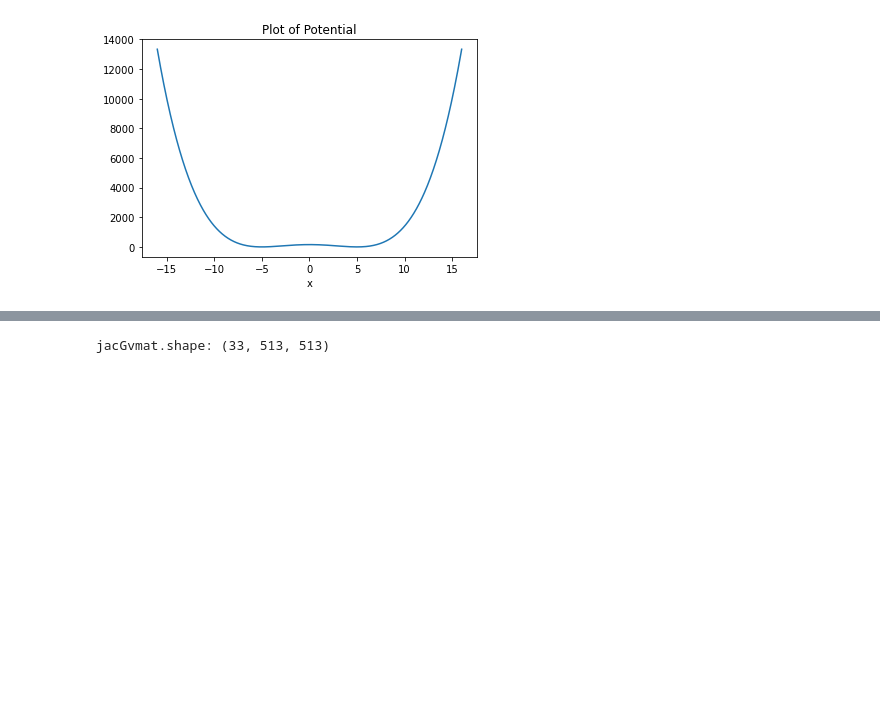
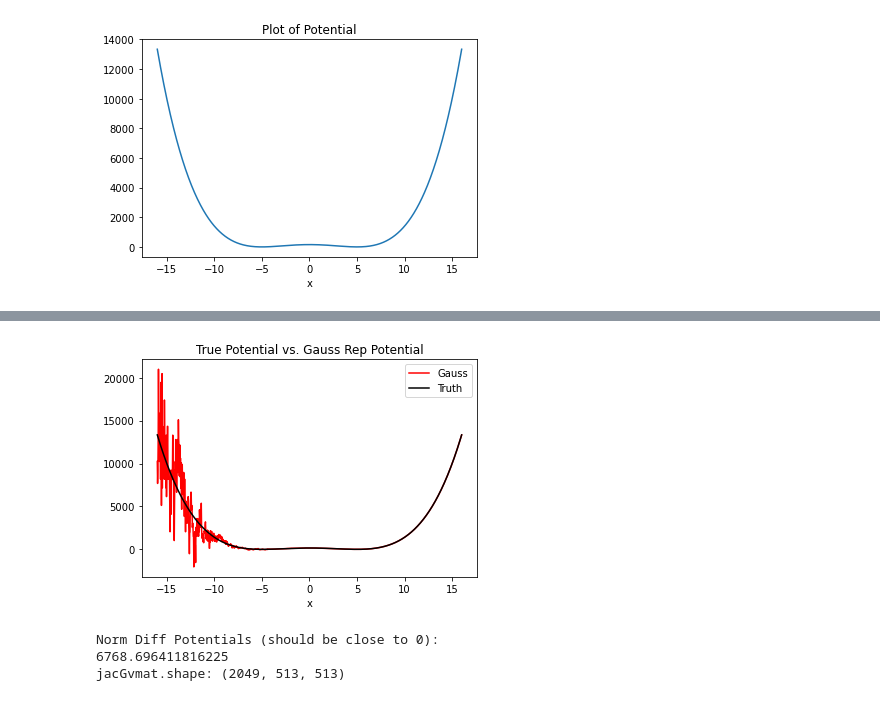
Before and after one commit to kbcollins/tdse, a Jupyter notebook: tdse-adj-gauss-check-grads-kbc.ipynb, the cells around one changed output, grey strips where cells are left out. Drawn from its saved outputs; the diff is of its cells as text; code cells hidden in the pictures; blank space fills up the shorter version.

```diff
--- a/tdse-adj-gauss-check-grads-kbc.ipynb
+++ b/tdse-adj-gauss-check-grads-kbc.ipynb
@@ -258,7 +264,7 @@ toepindx = ((-1) * np.arange(0, ntoep)).reshape(ntoep, 1) + [np.arange(ntoep  -1
 # Gaussian basis model of the potential
 
 # the number of Gaussian basis functions equals 2 * J + 1
-J = 16
+J = 1024
 
 # set the width of the Gaussian basis functions
 alpha = 4.0
@@ -280,7 +286,19 @@ Gmat = np.exp(-alpha * (xvecmesh - Gxvecmesh)**2)
 # Gmat must be a square matrix
 Gxvecmesh1, Gxvecmesh2 = np.meshgrid(Gxvec, Gxvec, sparse=True, indexing='ij')
 Gmatsqr = np.exp(-alpha * (Gxvecmesh1 - Gxvecmesh2)**2)
-vcffs = sl.solve(Gmatsqr, v(Gxvec), assume_a='sym')
+# vcffs = sl.solve(Gmatsqr, v(Gxvec), assume_a='sym')
+vcffs = jnp.linalg.solve(Gmatsqr, v(Gxvec))
+
+# make real space plot of the potential from the Gaussian
+# basis coefficients
+plt.plot(xvec, Gmat @ vcffs, 'r', label='Gauss')
+plt.plot(xvec, v(xvec), 'k', label='Truth')
+plt.title('True Potential vs. Gauss Rep Potential')
+plt.xlabel('x')
+plt.legend()
+plt.show()
+
+print('Norm Diff Potentials (should be close to 0):', jnp.sqrt(si.trapezoid((Gmat @ vcffs - v(xvec))**2, xvec)), sep='\n')
 
 # vector of k-space terms needed to make the potential
 # matrix in the Fourier basis representation from Gaussian basis
@@ -311,31 +329,34 @@ def mkGvmat(cffs):
     # the output must be real, to do this I spilt the output
     # into real and imaginary parts and concatenate them together
     # return jnp.concatenate([flattoep.real, flattoep.imag])
 
 # gradient of the potential matrix in the Fourier basis
 # representation, this is a constant
 jacGvmat = np.zeros((2 * J + 1, 2 * nF + 1, 2 * nF + 1), dtype=np.complex128)
 for i in range(2 * J + 1):
         thiscffs = np.zeros(2 * J + 1)
         thiscffs[i] = 1
 
         # this code is for normal operations
         jacGvmat[i] = mkGvmat(thiscffs)
 
         # this code is used when using jax.jacrev on mkGvmat
         # mkGvmatrtn = mkGvmat(thiscffs)
         # Gvmattoeprep = mkGvmatrtn[:2 * (2 * J + 1) - 1] + 1j * mkGvmatrtn[2 * (2 * J + 1) - 1:]
         # jacGvmat[i] = Gvmattoeprep[toepindx]
 
 print('jacGvmat.shape:', jacGvmat.shape)
 
 # compute Jacobian of mkGvmat using JAX
 # jacfnGvtoepvec = jax.jacrev(mkGvmat)
 # jacGvtoepvec = jacfnGvtoepvec(vcffs).T
 # print('jacGvtoepvec.shape:', jacGvtoepvec.shape)
 # jaxjacGvmat = (jacGvtoepvec[:, :2 * (2 * J + 1) - 1] + 1j * jacGvtoepvec[:, 2 * (2 * J + 1) - 1:])[:, toepindx]
 # print('jaxjacGvmat.shape:', jaxjacGvmat.shape)
 
 # print('Norm of jacGvmat - jaxjacGvmat (should be close to 0):', nl.norm(jacGvmat - jaxjacGvmat), sep='\n')
 # %% [output]
+[figure, added]
-jacGvmat.shape: (33, 513, 513)
+Norm Diff Potentials (should be close to 0):
+6768.696411816225
+jacGvmat.shape: (2049, 513, 513)
```
Also changed, not shown: parts of 12 cells of this notebook, 1 other file.
